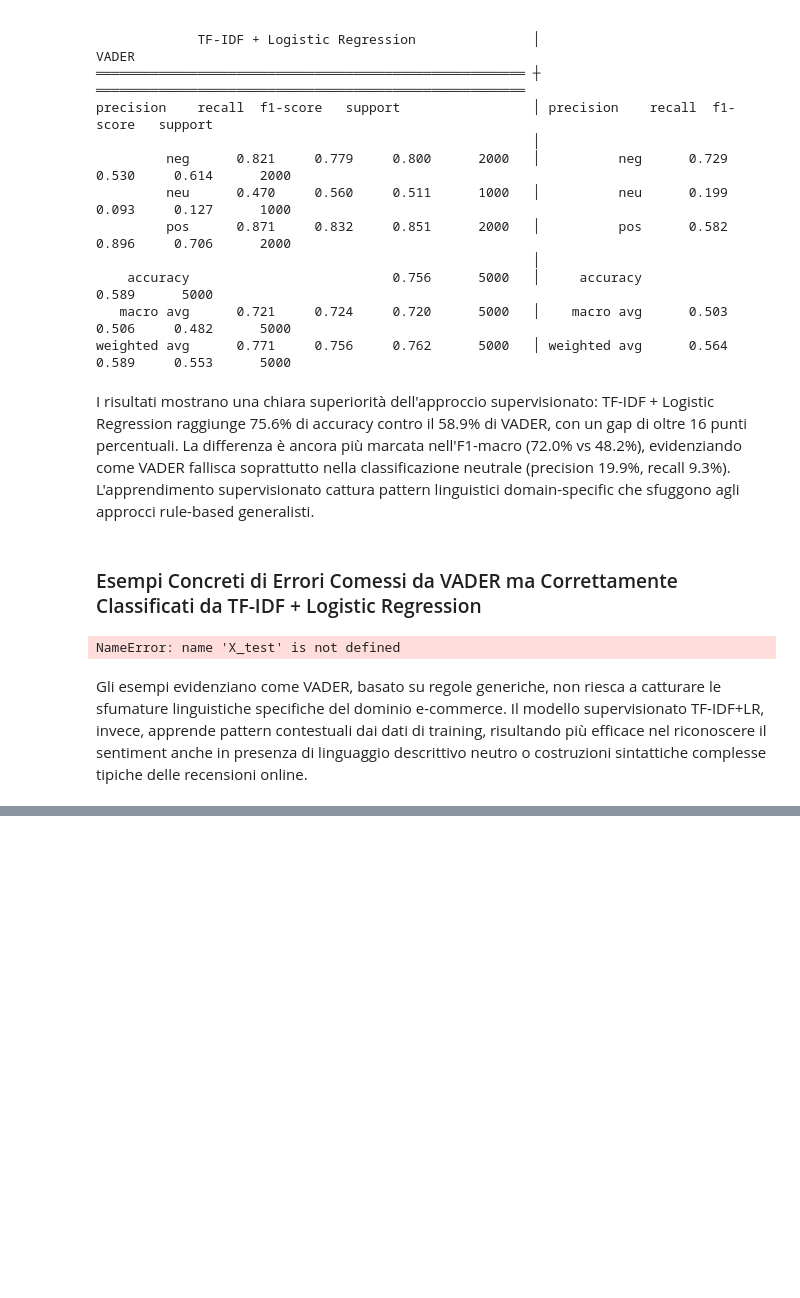
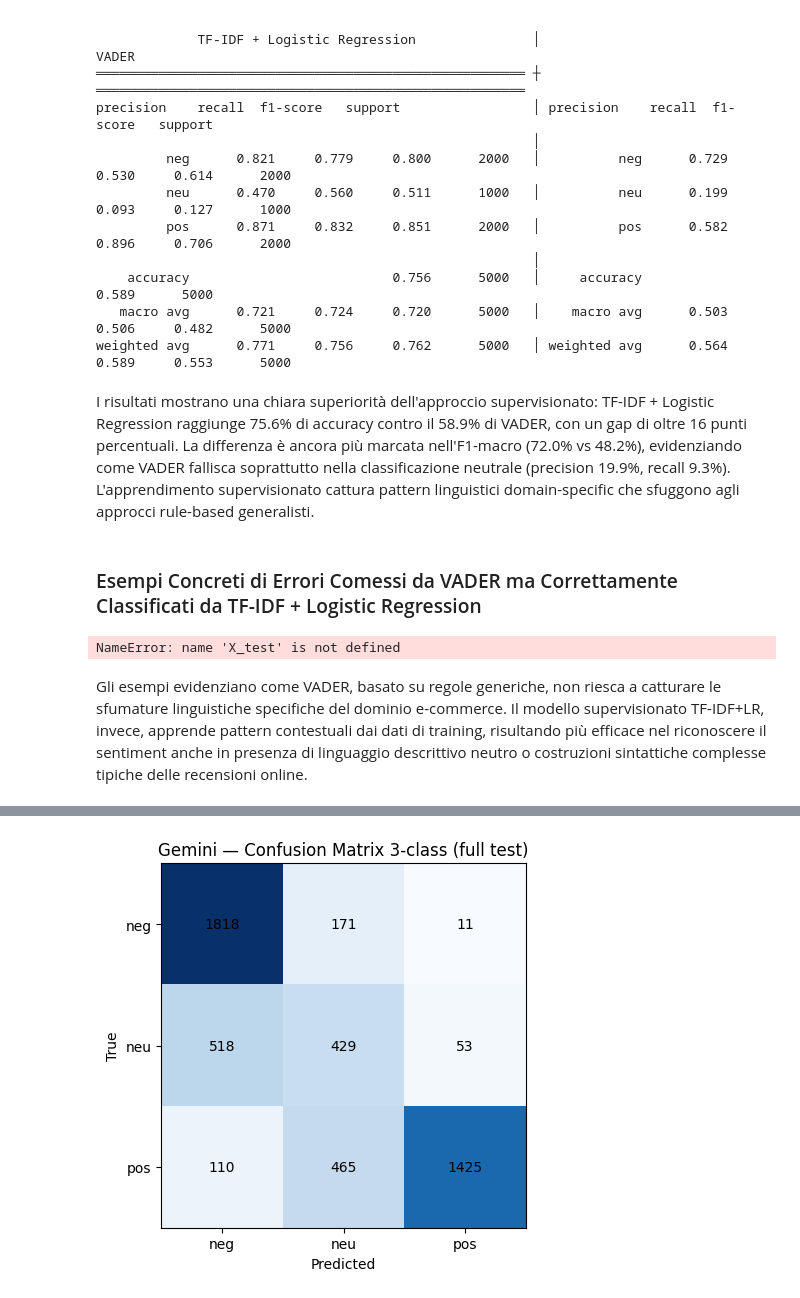
Before and after one commit to micheleguidaa/sentiment-analysis-amazon-reviews, a Jupyter notebook: notebooks/sa_amazon_reviews_3class.ipynb, the cells around one changed output, grey strips where cells are left out. Drawn from its saved outputs; the diff is of its cells as text; code cells hidden in the pictures; blank space fills up the shorter version.

```diff
--- a/notebooks/sa_amazon_reviews_3class.ipynb
+++ b/notebooks/sa_amazon_reviews_3class.ipynb
@@ -558,19 +558,19 @@ try:
 except Exception as e:
     raise RuntimeError(f"Errore nella configurazione di google.generativeai: {e}")
 
-MODEL_NAME = "gemini-2.0-flash-lite"  # oppure "gemini-2.5-flash" per maggiore qualità
+MODEL_NAME = "gemini-2.5-flash-lite"  # oppure "gemini-2.5-flash" per maggiore qualità
 
 # --------------------------------------------------------------------------
 # 1) Prompt: risposta SOLO in {neg, neu, pos}
 # --------------------------------------------------------------------------
-INSTRUCTIONS = """Sei un classificatore di sentiment.
-Per OGNI recensione, rispondi ESATTAMENTE con UNA sola parola tra:
+INSTRUCTIONS = """You are a sentiment classifier.
+For EACH review, respond with EXACTLY ONE word among:
 neg, neu, pos
 
-Regole:
-- Niente spiegazioni, niente punteggiatura, niente virgolette.
-- Se incerto, rispondi "neu".
-- Output: una label per riga, nello stesso ordine delle recensioni.
+Rules:
+- No explanations, no punctuation, no quotes.
+- If uncertain, respond with "neu".
+- Output: one label per line, in the same order as the reviews.
 """
 
 def build_header() -> str:
@@ -594,24 +594,23 @@ def _coerce_label(s: str) -> str:
     if "neutral"  in s: return "neu"
     if "positive" in s: return "pos"
     return "neu"
-
 def gemini_batch_polarity(reviews: list[str], max_retries=4, sleep_base=0.6) -> list[str]:
     """
-    Classifica più recensioni in un'unica chiamata (neg/neu/pos).
-    Ritorna una lista di stringhe in {'neg','neu','pos'} nello stesso ordine di input.
+    Classify multiple reviews in a single call (neg/neu/pos).
+    Returns a list of strings in {'neg','neu','pos'} in the same input order.
     """
     header = build_header()
-    lines = [header, "Ora classifica queste recensioni (una label per riga nello stesso ordine):"]
+    lines = [header, "Now classify these reviews (one label per line in the same order):"]
     for i, rev in enumerate(reviews, 1):
         rev_oneline = " ".join(str(rev).split())
-        # Format comodo da parsare: riga con indice + testo, poi "Label:"
+        # Easy-to-parse format: line with index + text, then "Label:"
         lines.append(f"{i}) Review: \"{rev_oneline}\"\nLabel:")
 
     prompt = "\n".join(lines)
 
     gen_cfg = genai.GenerationConfig(
         temperature=0,
-        max_output_tokens=max(64, 3 * len(reviews) + 16),  # ~3 token/riga + margine
+        max_output_tokens=max(64, 3 * len(reviews) + 16),  # ~3 tokens/line + margin
     )
     model = genai.GenerativeModel(MODEL_NAME, generation_config=gen_cfg)
 
@@ -619,7 +618,7 @@ def gemini_batch_polarity(reviews: list[str], max_retries=4, sleep_base=0.6) ->
         try:
             resp = model.generate_content(prompt)
             raw = (getattr(resp, "text", "") or "").strip()
-            # split riga per riga, prendendo la prima occorrenza valida
+            # split line by line, keeping the first valid occurrence
             out_lines = [l.strip() for l in raw.splitlines() if l.strip()]
             preds = []
             for l in out_lines:
@@ -627,25 +626,26 @@ def gemini_batch_polarity(reviews: list[str], max_retries=4, sleep_base=0.6) ->
                 if m:
                     preds.append(_coerce_label(m.group(1)))
             if len(preds) < len(reviews):
-                preds += ["neu"] * (len(reviews) - len(preds))  # fallback neutro
+                preds += ["neu"] * (len(reviews) - len(preds))  # neutral fallback
             return preds[:len(reviews)]
         except Exception as e:
-            # backoff esponenziale + jitter
+            # exponential backoff + jitter
             wait = sleep_base * (2 ** attempt) + random.random() * 0.1
-            print(f"[Retry {attempt+1}] Errore: {e}. Attendo {wait:.2f}s")
+            print(f"[Retry {attempt+1}] Error: {e}. Waiting {wait:.2f}s")
             time.sleep(wait)
 
-    return ["neu"] * len(reviews)  # fallback finale
+    return ["neu"] * len(reviews)  # final fallback
+
 
 def gemini_label_polarity(review: str) -> str:
     return gemini_batch_polarity([review])[0]
 
+
 # --------------------------------------------------------------------------
-# 3) Valutazione su TUTTO il test set (senza checkpoint)
+# 3) Evaluation on the FULL test set (no checkpoints, no file writes)
 # --------------------------------------------------------------------------
-RESULTS_PATH = Path("./gemini_results.parquet")
 
-# Usa l'intero dataset (si assume test_en già definito sopra nel notebook)
+# Use the full dataset (assuming test_en is already defined above in the notebook)
 texts_all = test_en["text"].astype(str).tolist()
 y_true_0_4_all = test_en["label"].astype(int).tolist()
 
@@ -656,41 +656,43 @@ def gold_to_polarity(x: int) -> str:
 
 y_true_all = [gold_to_polarity(x) for x in y_true_0_4_all]
 
-# Parametri
-BATCH_SIZE = 8          # 5–10 è stabile; se vedi rate limit, abbassa
+# Parameters
+BATCH_SIZE = 8          # 5–10 is stable; if you see rate limit, lower it
 SEED = 123
 random.seed(SEED)
 
-# Predizione a batch, nessun checkpoint
+# Batch prediction, no checkpoint
 preds_all: list[str] = []
 rng = range(0, len(texts_all), BATCH_SIZE)
-for i in tqdm(rng, desc="Inferenza Gemini (3-class)"):
+for i in tqdm(rng, desc="Running Gemini"):
     batch = texts_all[i:i+BATCH_SIZE]
     preds = gemini_batch_polarity(batch)
     preds_all.extend(preds)
 
-# Sanity check lunghezze
+# Sanity check
 assert len(preds_all) == len(texts_all), \
-    f"Lunghezza mismatch: preds={len(preds_all)} vs texts={len(texts_all)}"
+    f"Length mismatch: preds={len(preds_all)} vs texts={len(texts_all)}"
 
 # --------------------------------------------------------------------------
-# 4) Metriche + salvataggio risultati (solo risultati, niente checkpoint)
+# 4) Metrics (in-memory only)
 # --------------------------------------------------------------------------
 CLASSES_3 = ["neg", "neu", "pos"]
 
+acc = accuracy_score(y_true_all, preds_all)
+f1m = f1_score(y_true_all, preds_all, average="macro")
 print(f"\n=== GEMINI — polarity (full test), size={len(texts_all)}, batch={BATCH_SIZE} ===")
-print("Accuracy:", accuracy_score(y_true_all, preds_all))
-print("F1-macro:", f1_score(y_true_all, preds_all, average="macro"))
+print("Accuracy:", acc)
+print("F1-macro:", f1m)
 print(classification_report(y_true_all, preds_all, labels=CLASSES_3, digits=3))
 
+# Optional: keep results in a DataFrame (in-memory)
 df_out = pd.DataFrame({
     "gold_polarity": y_true_all,
     "pred_polarity": preds_all,
     "text": texts_all
 })
-df_out.to_parquet(RESULTS_PATH, index=False)
-print(f"\n[OK] Salvati i risultati completi in: {RESULTS_PATH}")
 
+# Confusion matrix (display only, no file saved)
 cm = confusion_matrix(y_true_all, preds_all, labels=CLASSES_3)
 plt.figure(figsize=(5.2,4.6))
 plt.imshow(cm, interpolation='nearest', cmap='Blues')
@@ -701,4 +703,7 @@ for (r, c), v in np.ndenumerate(cm):
     plt.text(c, r, str(v), ha='center', va='center', color='black')
 plt.xlabel("Predicted"); plt.ylabel("True")
 plt.tight_layout(); plt.show()
+
+# Handy object to reuse programmatically
+metrics = {"accuracy": acc, "f1_macro": f1m, "classes": CLASSES_3, "confusion_matrix": cm}
 # %% [output]
@@ -705,0 +722 @@ KeyboardInterrupt:
+[figure, added]
```
Also changed, not shown: parts of 1 cell of this notebook, 1 other file.
